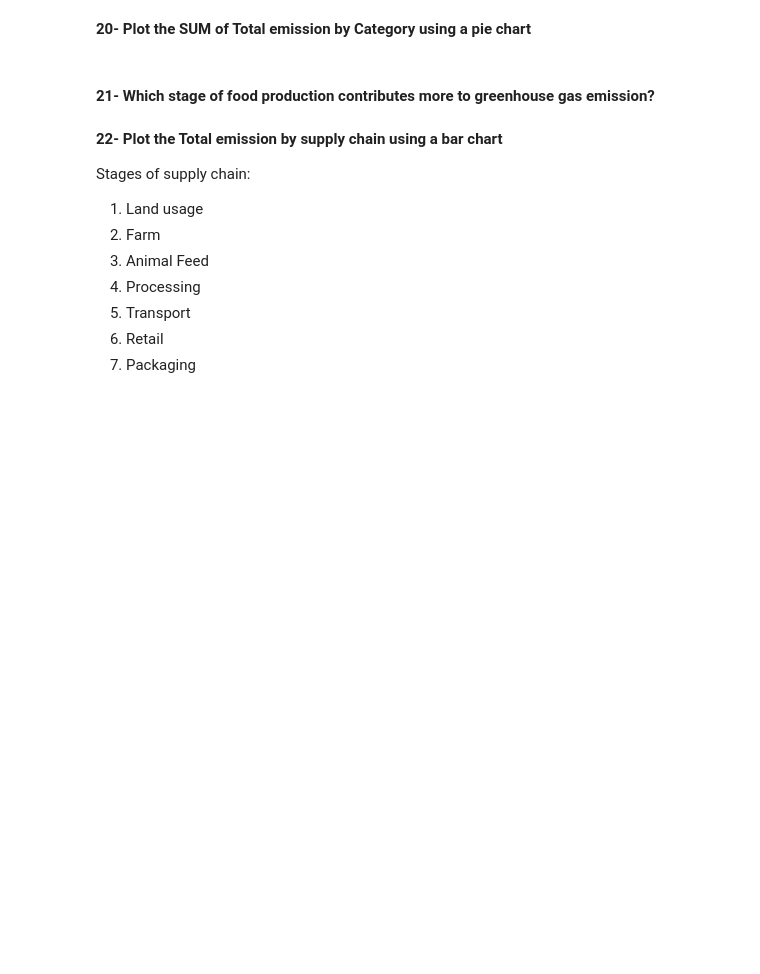
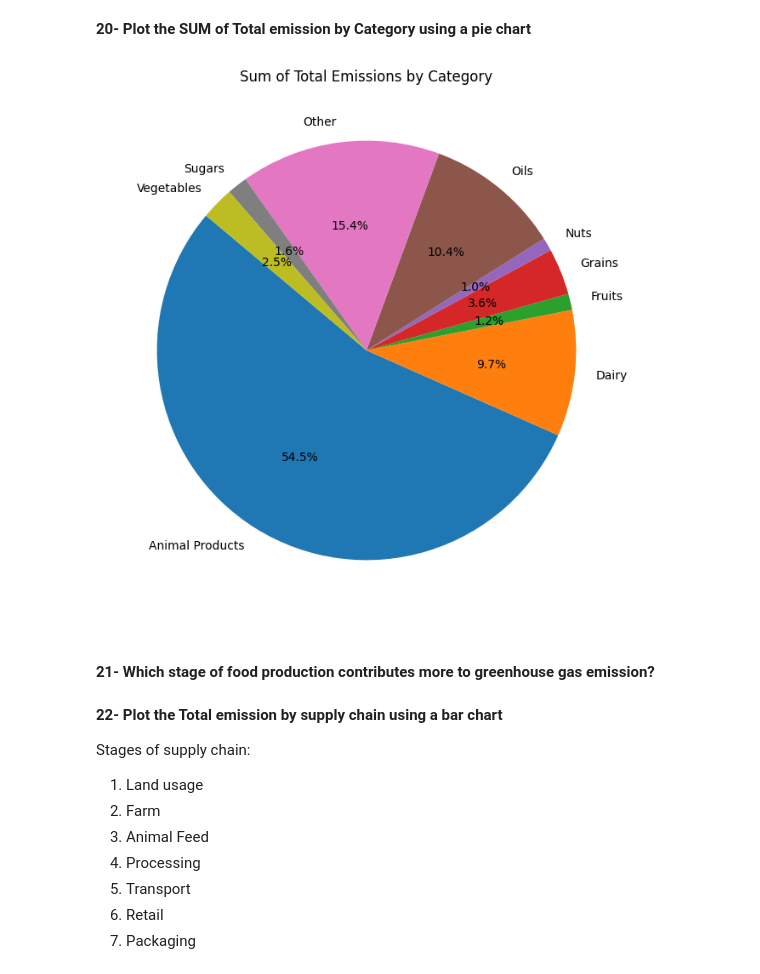
Before and after one commit to Bluceli1688/Instagram-likes, a Jupyter notebook: Environmental_Impact_of_Food_Production_Challenge.ipynb, the cells around one changed output. Saved outputs shown, nothing was run; the diff lists cells and outputs as text; code cells hidden in the pictures; blank space fills up the shorter version.

```diff
--- a/Environmental_Impact_of_Food_Production_Challenge.ipynb
+++ b/Environmental_Impact_of_Food_Production_Challenge.ipynb
@@ -136,5 +376,18 @@ Other = ["Tofu", "Coffee", "Dark Chocolate", "Wine"]
 # %% [markdown]
 **20- Plot the SUM of Total emission by Category using a pie chart**
+# %%
+import matplotlib.pyplot as plt
+
+# 分组计算每个类别的总排放量
+total_emission_by_category = df_cleaned.groupby('Category')['total_emissions'].sum()
+
+# 绘制饼图
+plt.figure(figsize=(8, 8))
+plt.pie(total_emission_by_category, labels=total_emission_by_category.index, autopct='%1.1f%%', startangle=140)
+plt.title("Sum of Total Emissions by Category")
+plt.show()
+# %% [output]
+[figure, added]
 # %% [markdown]
 #### 21- Which stage of food production contributes more to greenhouse gas emission?
 # %% [markdown]
```
Also changed, not shown: parts of 15 cells of this notebook.
